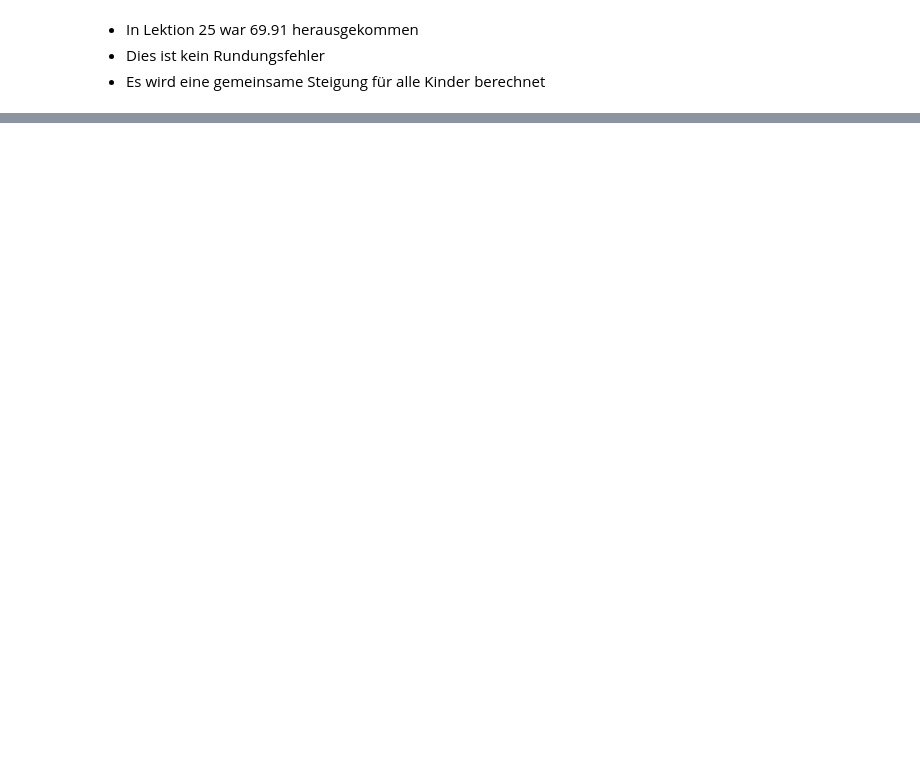
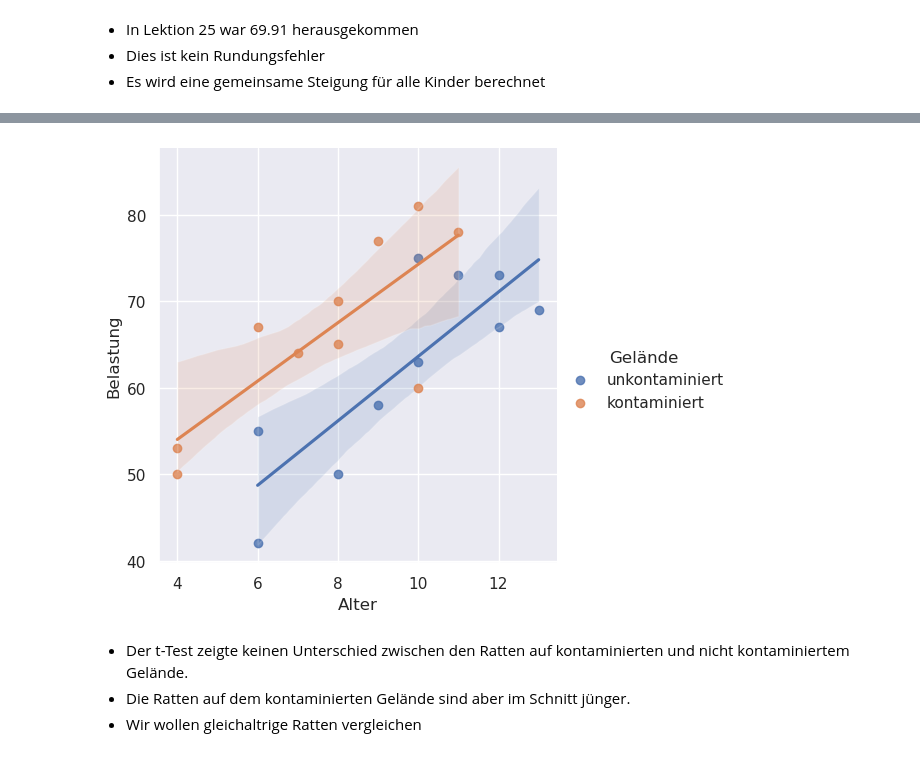
Before and after one commit to Ruediger-Braun/mfb2425, a Jupyter notebook: lektion26.ipynb, the cells around one changed output, grey strips where cells are left out. Saved outputs shown, nothing was run; the diff lists cells and outputs as text; code cells hidden in the pictures; blank space fills up the shorter version.

```diff
--- a/lektion26.ipynb
+++ b/lektion26.ipynb
@@ -151,0 +275,10 @@ res.get_prediction(anfrage).summary_frame()
+# %%
+df = pd.read_csv('ratten.csv')
+# %%
+sns.lmplot(df, x='Alter', y='Belastung', hue='Gelände');
+# %% [output]
+[figure, added]
+# %% [markdown]
+* Der t-Test zeigte keinen Unterschied zwischen den Ratten auf kontaminierten und nicht kontaminiertem Gelände.
+* Die Ratten auf dem kontaminierten Gelände sind aber im Schnitt jünger.
+* Wir wollen gleichaltrige Ratten vergleichen
```
Also changed, not shown: parts of 23 cells of this notebook.
